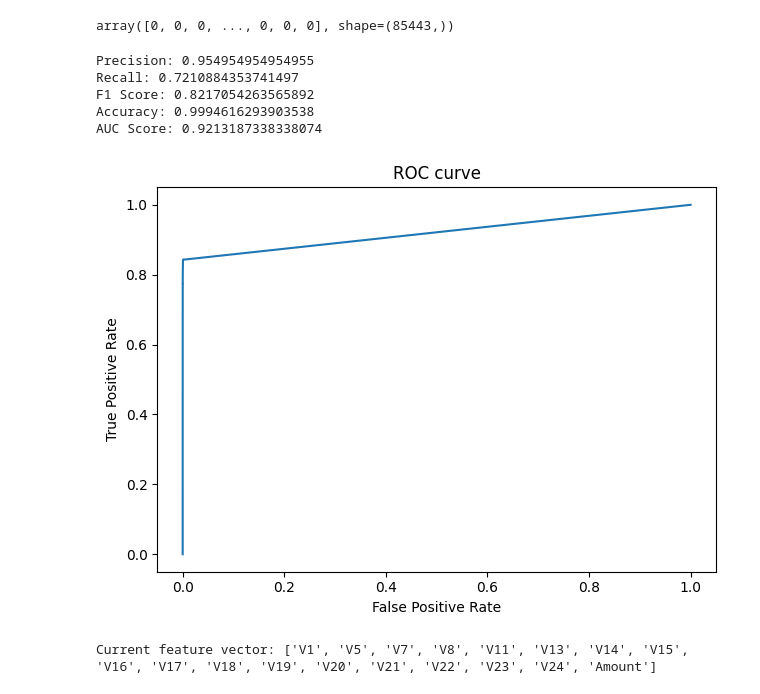
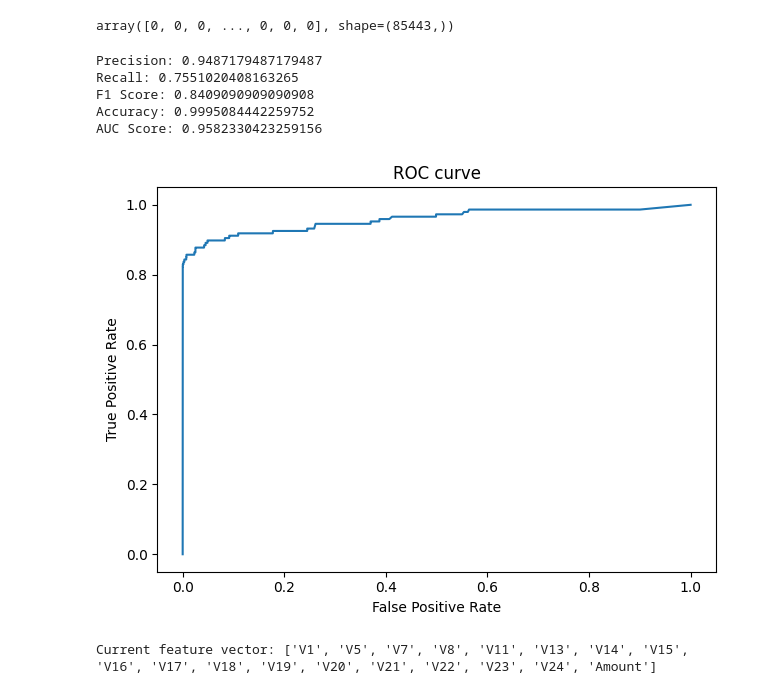
Before and after one commit to karanbir-singh/NAML-Project, a Jupyter notebook: notebooks/Random Forest.ipynb, the cells around one changed output. Drawn from its saved outputs; the diff is of its cells as text; code cells hidden in the pictures.

```diff
--- a/notebooks/Random Forest.ipynb
+++ b/notebooks/Random Forest.ipynb
@@ -213,28 +300,36 @@ metrics_testing = pd.DataFrame()
 roc_auc_training = {}
 roc_auc_testing = {}
 
+X_2 = init_data.drop(columns = ["Class"])
+y_2 = data["Class"]
+
+X_2 = np.array(X_2)
+y_2 = np.array(y_2)
+
+X_train, X_test, y_train, y_test = train_test_split(X_2, y_2, test_size = 0.3, random_state = 0)
+
+X_smote = fit_resample(X_train[y_train == 1], 2500, 10)
+X_train = np.vstack((X_train, X_smote))
+y_train = np.hstack((y_train, [1] * 2500))
+
 for key, value in me.feature_vectors.items():
     print(f"Current feature vector: {value}")
-    data = init_data[value + ["Class"]]
-    X = data.drop(columns = ["Class"])
-    X = np.array(X)
 
-    X_train, X_test, y_train, y_test = train_test_split(X, y, test_size = 0.3, random_state = 0)
+    X_tr = X_train[:, np.array(me.feature_masks[key]).astype(bool)]
+    X_te = X_test[:, np.array(me.feature_masks[key]).astype(bool)]
 
     rf = RandomForest(**params)
 
-    rf.fit(X_train, y_train)
-    y_pred, votes = rf.predict(X_train)
-    votes[y_pred == 0] = 1 - votes[y_pred == 0]
+    rf.fit(X_tr, y_train)
+    y_pred, y_prob = rf.predict(X_tr, type = "prob")
 
     metrics_training = me.compute_metrics(y_train, y_pred, metrics_df = metrics_training, dataset_label = key)
-    roc_auc_training[key] = me.compute_roc_auc(y_train, votes)
+    roc_auc_training[key] = me.compute_roc_auc(y_train, y_prob[:, 1])
 
-    y_pred, votes = rf.predict(X_test)
-    votes[y_pred == 0] = 1 - votes[y_pred == 0]
+    y_pred, y_prob = rf.predict(X_te, type = "prob")
 
     metrics_testing = me.compute_metrics(y_test, y_pred, metrics_df = metrics_testing, dataset_label = key)
-    roc_auc_testing[key] = me.compute_roc_auc(y_test, votes)
+    roc_auc_testing[key] = me.compute_roc_auc(y_test, y_prob[:, 1])
 
     print("")
 # %% [output]
@@ -343,28 +438,27 @@ array([0, 0, 0, ..., 0, 0, 0], shape=(85443,))
 # %%
 metrics = me.compute_metrics(y_test, y_pred)
 
 print("Precision:", metrics["precision"][0])
 print("Recall:", metrics["recall"][0])
 print("F1 Score:", metrics["f1-score"][0])
 print("Accuracy:", metrics["accuracy"][0])
 
-votes[y_pred == 0] = 1 - votes[y_pred == 0]
-fpr, tpr, auc = me.compute_roc_auc(y_test, votes)
+fpr, tpr, auc = me.compute_roc_auc(y_test, votes[:, 1])
 print("AUC Score:", auc)
 
 plt.plot(fpr, tpr)
 plt.xlabel("False Positive Rate")
 plt.ylabel("True Positive Rate")
 plt.title("ROC curve")
 plt.tight_layout()
 plt.show()
 # %% [output]
-Precision: 0.954954954954955
-Recall: 0.7210884353741497
-F1 Score: 0.8217054263565892
-Accuracy: 0.9994616293903538
-AUC Score: 0.9213187338338074
+Precision: 0.9487179487179487
+Recall: 0.7551020408163265
+F1 Score: 0.8409090909090908
+Accuracy: 0.9995084442259752
+AUC Score: 0.9582330423259156
-[figure, old version]
+[figure, new version]
 # %%
 params = {
     "n_trees" : 20,
```
Also changed, not shown: parts of 20 cells of this notebook, 6 other files.
